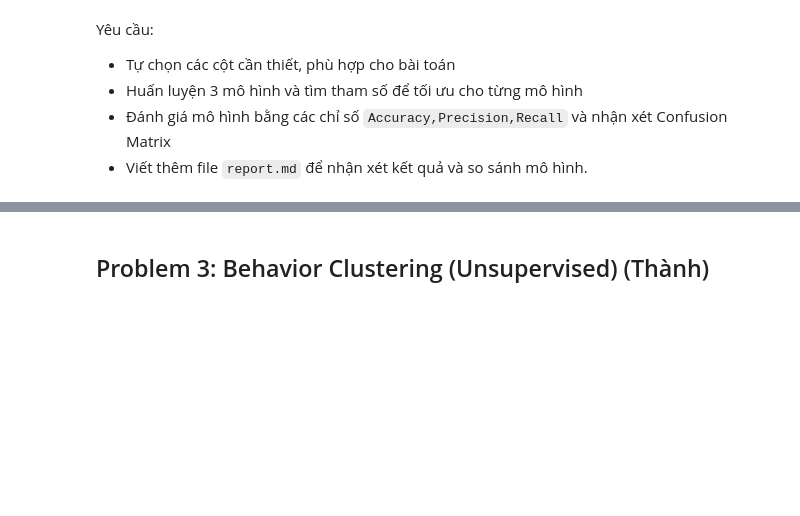
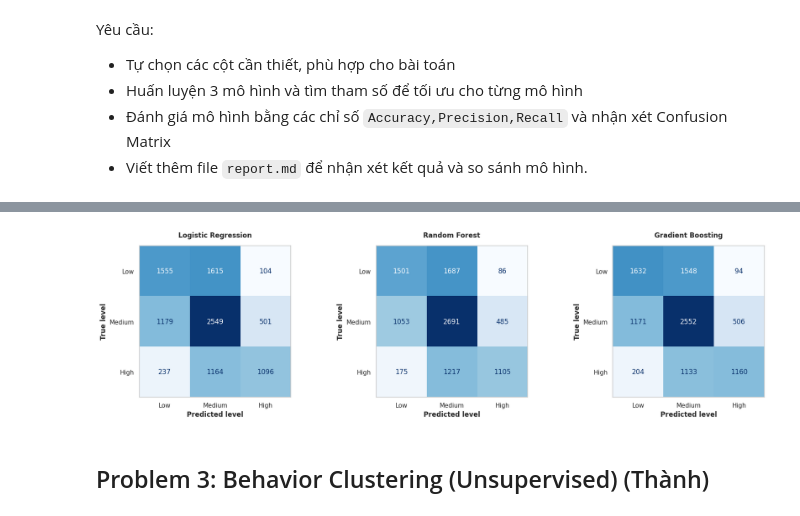
Before and after one commit to MEdan-US/Mini-Project, a Jupyter notebook: mini_project.ipynb, the cells around one changed output, grey strips where cells are left out. Cells and saved outputs as stored; diff of their text form; code cells hidden in the pictures; blank space fills up the shorter version.

```diff
--- a/mini_project.ipynb
+++ b/mini_project.ipynb
@@ -914,0 +988,12 @@ Yêu cầu:
+# %%
+log_model = LogisticRegression(random_state=42, **log_grid.best_params_)
+log_model.fit(X_train_scaled, y_train)
+print("Đã huấn luyện Logistic Regression!")
+
+rf_model = RandomForestClassifier(random_state=42, **rf_grid.best_params_)
+rf_model.fit(X_train, y_train)
+print("Đã huấn luyện Random Forest!")
+
+gb_model = GradientBoostingClassifier(random_state=42, **gb_grid.best_params_)
+gb_model.fit(X_train, y_train)
+print("Đã huấn luyện Gradient Boosting!")
@@ -914,0 +1004,8 @@ Yêu cầu:
+# %%
+y_test_pred_log = log_model.predict(X_test_scaled)
+y_test_pred_rf = rf_model.predict(X_test)
+y_test_pred_gb = gb_model.predict(X_test)
+
+y_train_pred_log = log_model.predict(X_train_scaled)
+y_train_pred_rf = rf_model.predict(X_train)
+y_train_pred_gb = gb_model.predict(X_train)
@@ -915,3 +1046,32 @@ Yêu cầu:
+# %%
+
+class_names = ['Low', 'Medium', 'High']
+
+
+predictions_dict = {
+    'Logistic Regression': y_test_pred_log,
+    'Random Forest': y_test_pred_rf,
+    'Gradient Boosting': y_test_pred_gb
+}
+
+
+fig, axes = plt.subplots(1, 3, figsize=(18, 5))
+
+
+for i, (name, y_pred) in enumerate(predictions_dict.items()):
+    cm = confusion_matrix(y_test, y_pred)
+    disp = ConfusionMatrixDisplay(confusion_matrix=cm, display_labels=class_names)
+
+    disp.plot(ax=axes[i], cmap='Blues', values_format='d', colorbar=False)
+    axes[i].set_title(f'{name}', fontweight='bold', pad=15)
+    axes[i].grid(False)
+    axes[i].set_xlabel('Predicted level', fontweight='bold')
+    axes[i].set_ylabel('True level', fontweight='bold')
+
+plt.tight_layout()
+plt.show()
+# %% [output]
+[figure, added]
 # %% [markdown]
 ## Problem 3: Behavior Clustering (Unsupervised) (Thành)
 # %% [markdown]
```
Also changed, not shown: parts of 15 cells of this notebook.
